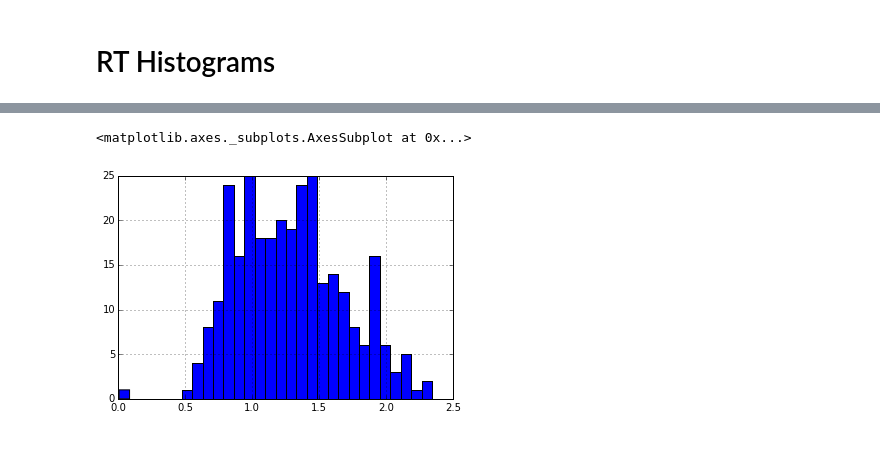
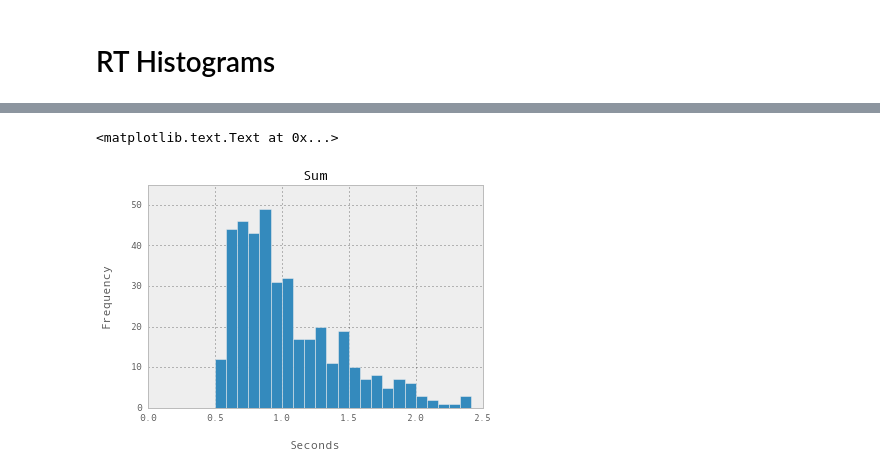
Before and after one commit to franink/Fractions, a Jupyter notebook: Data_Analyses/Fraction_Behavioral.ipynb, the cells around one changed output, grey strips where cells are left out. Saved outputs shown, nothing was run; the diff lists cells and outputs as text; code cells hidden in the pictures; blank space fills up the shorter version.

Commit message:
plotting and Acc with missing data

```diff
--- a/Data_Analyses/Fraction_Behavioral.ipynb
+++ b/Data_Analyses/Fraction_Behavioral.ipynb
@@ -825,5 +862,10 @@ nline_no_miss['RT'].hist(bins=30)
-# %%
-dots_no_miss['RT'].hist(bins=30)
-# %% [output]
-<matplotlib.axes._subplots.AxesSubplot at 0x...>
-[figure, removed]
+# %%
+pd.options.display.mpl_style = 'default'
+sum_no_miss['RT'].hist(bins=30, range=[0,2.5])
+pylab.ylim([0,55])
+pylab.title('Sum')
+pylab.xlabel('Seconds', labelpad = 18)
+pylab.ylabel('Frequency', labelpad = 18)
+# %% [output]
+<matplotlib.text.Text at 0x...>
+[figure, added]
```
Also changed, not shown: parts of 10 cells of this notebook.
